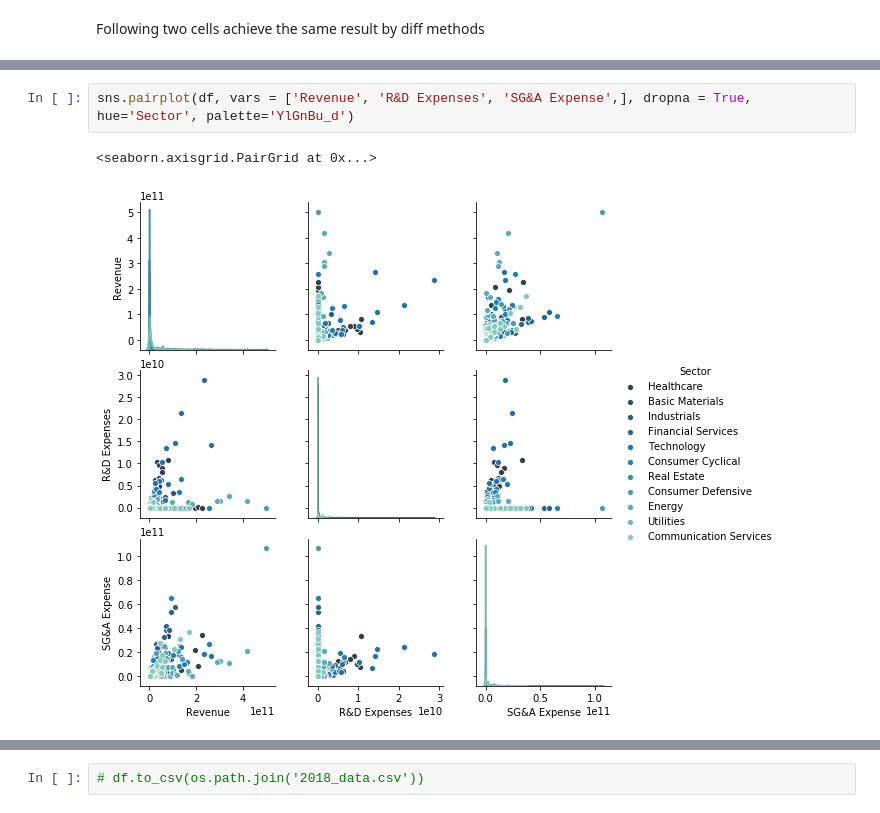
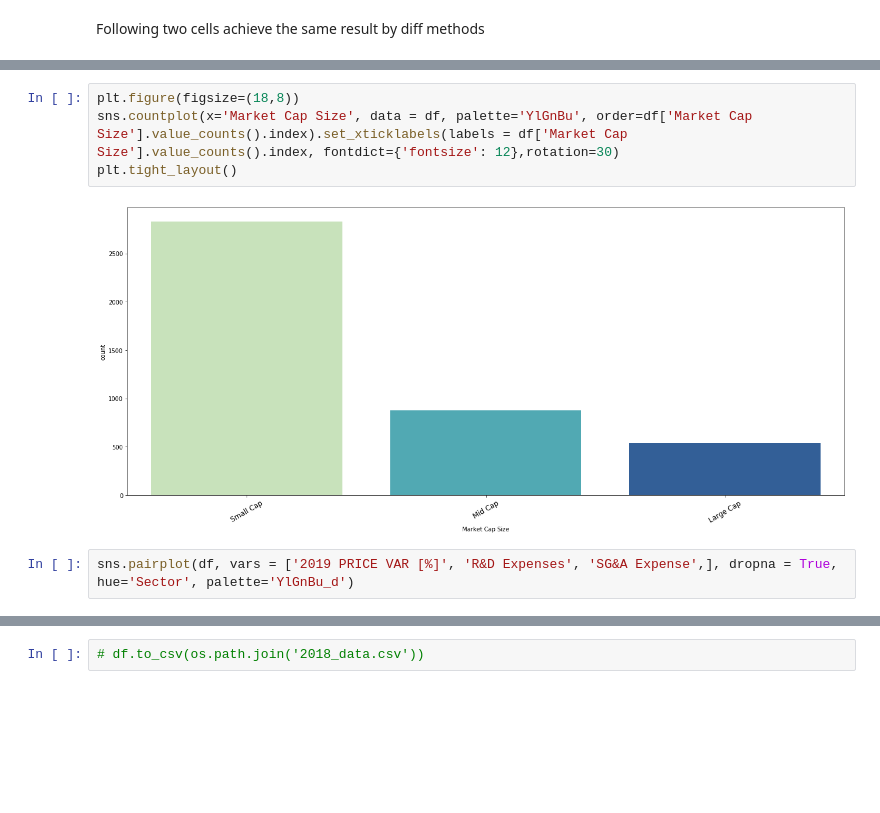
Before and after one commit to daniel-valdes/stock-eda, a Jupyter notebook: eda.ipynb, the cells around one changed output, grey strips where cells are left out. Cells and saved outputs as stored; diff of their text form; blank space fills up the shorter version.

```diff
--- a/eda.ipynb
+++ b/eda.ipynb
@@ -72,5 +76,8 @@ plt.tight_layout()
+# %%
+plt.figure(figsize=(18,8))
+sns.countplot(x='Market Cap Size', data = df, palette='YlGnBu', order=df['Market Cap Size'].value_counts().index).set_xticklabels(labels = df['Market Cap Size'].value_counts().index, fontdict={'fontsize': 12},rotation=30)
+plt.tight_layout()
+# %% [output]
+[figure, added]
 # %%
-sns.pairplot(df, vars = ['Revenue', 'R&D Expenses', 'SG&A Expense',], dropna = True, hue='Sector', palette='YlGnBu_d')
+sns.pairplot(df, vars = ['2019 PRICE VAR [%]', 'R&D Expenses', 'SG&A Expense',], dropna = True, hue='Sector', palette='YlGnBu_d')
-# %% [output]
-<seaborn.axisgrid.PairGrid at 0x...>
-[figure, removed]
```
Also changed, not shown: parts of 16 cells of this notebook, 1 other file.
